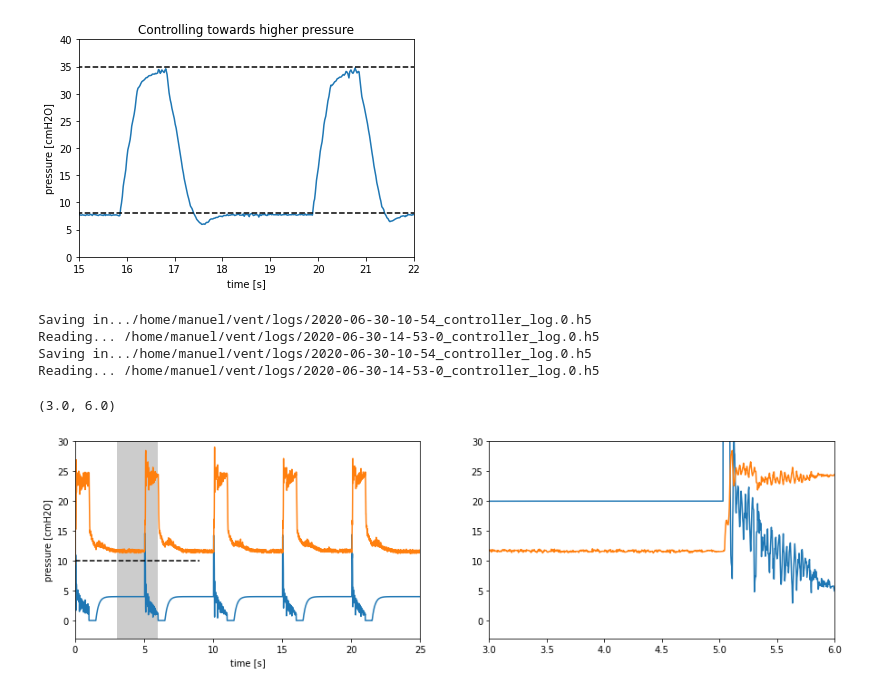
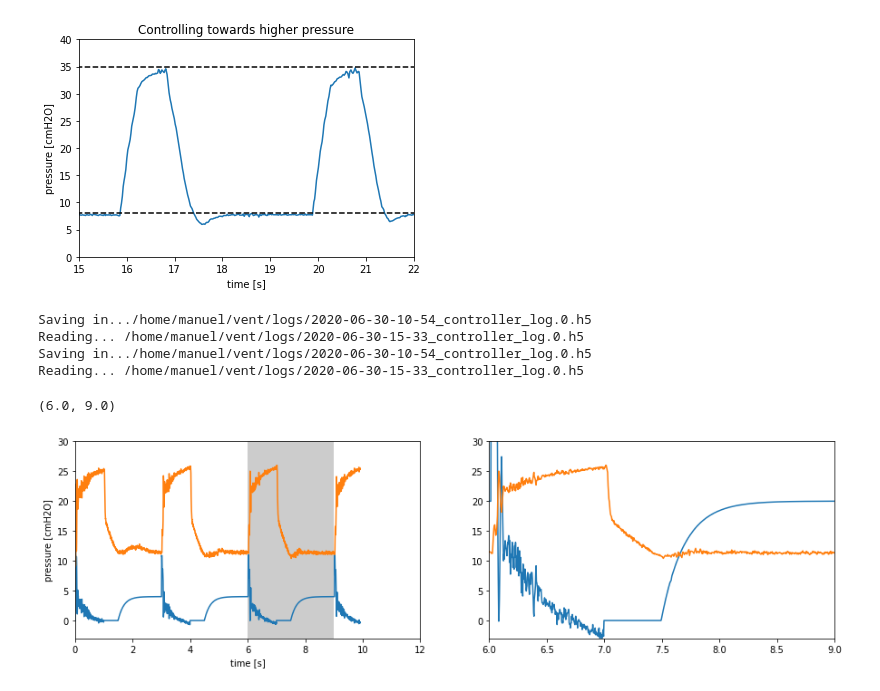
Before and after one commit to CohenLabPrinceton/pvp, a Jupyter notebook: sandbox/HOWTO_PlotData.ipynb, the cells around one changed output. Drawn from its saved outputs; the diff is of its cells as text; code cells hidden in the pictures.

```diff
--- a/sandbox/HOWTO_PlotData.ipynb
+++ b/sandbox/HOWTO_PlotData.ipynb
@@ -68,7 +68,7 @@ pl.title("Controlling towards higher pressure");
 # %% [output]
 [figure]
 # %%
-filename = "/home/manuel/vent/logs/2020-06-30-14-53-0_controller_log.0.h5"
+filename = "/home/manuel/vent/logs/2020-06-30-15-33_controller_log.0.h5"
 
 data_pressure = plot_data(filename)
 
@@ -92,9 +92,9 @@ INSP_TIME = [s[4] for s in ls_ct if s['name'] == b'ValueName.INSPIR'][0]
 BPM = [s[4] for s in ls_ct if s['name'] == b'ValueName.BREATH'][0]
 # %% [output]
 Saving in.../home/manuel/vent/logs/2020-06-30-10-54_controller_log.0.h5
-Reading... /home/manuel/vent/logs/2020-06-30-14-53-0_controller_log.0.h5
+Reading... /home/manuel/vent/logs/2020-06-30-15-33_controller_log.0.h5
 Saving in.../home/manuel/vent/logs/2020-06-30-10-54_controller_log.0.h5
-Reading... /home/manuel/vent/logs/2020-06-30-14-53-0_controller_log.0.h5
+Reading... /home/manuel/vent/logs/2020-06-30-15-33_controller_log.0.h5
 # %%
 #Get the target waveform from control commands, logged here:
 #ls_ct = dff['control_data']
@@ -110,31 +110,31 @@ Reading... /home/manuel/vent/logs/2020-06-30-14-53-0_controller_log.0.h5
 # %%
 pl.rcParams['figure.figsize'] = [15, 4]
 
-t1 = 3
-t2 = 6
+t1 = 6
+t2 = 9
 p0 = -3
 p1 =  30
 
 pl.subplot(1,2,1)
 pl.plot(data[:,0] - np.min(data[:,0]), data[:,1]/5)
 pl.plot(data_pressure[:,0] - np.min(data_pressure[:,0]), data_pressure[:,1])
-pl.plot([0,9],[10,10],'k--')
+#pl.plot([0,9],[10,10],'k--')
 # pl.plot([30,60],[27.5,27.5],'k--')
 pl.ylim([p0,p1])
 #pl.xlim([0,70])
-pl.xlim([0,25])
+pl.xlim([0,12])
 
 pl.xlabel("time [s]")
 pl.ylabel("pressure [cmH2O]");
 pl.gca().add_patch( pl.Rectangle((t1, p0), t2-t1, p1-p0, facecolor="black", alpha=0.2))
 
 pl.subplot(1,2,2)
 pl.plot(data[:,0] - np.min(data[:,0]), data[:,1])
 pl.plot(data_pressure[:,0] - np.min(data_pressure[:,0]), data_pressure[:,1])
 t_target = [x+6 for x in [0,PIP_TIME,INSP_TIME,INSP_TIME,PEEP_TIME+INSP_TIME,60/BPM]]
 #pl.plot(t_target, [PEEP, PIP, PIP,PEEP,PEEP,PEEP],'o-')
 pl.ylim([p0,p1])
 pl.xlim([t1,t2])
 # %% [output]
-(3.0, 6.0)
+(6.0, 9.0)
-[figure, old version]
+[figure, new version]
```
Also changed, not shown: 1 other file.
